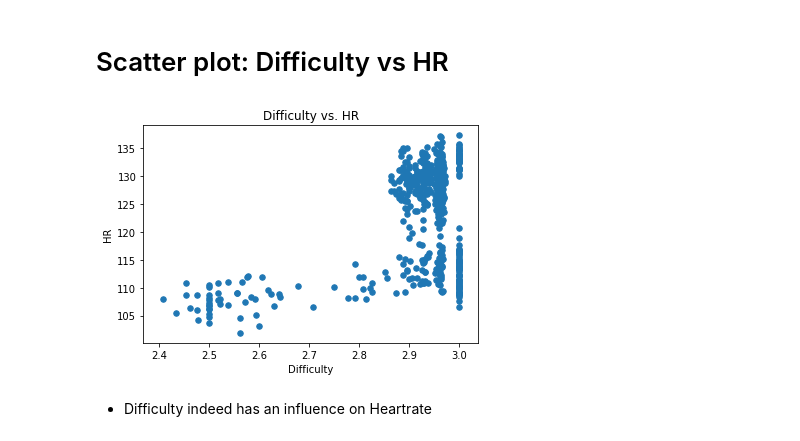
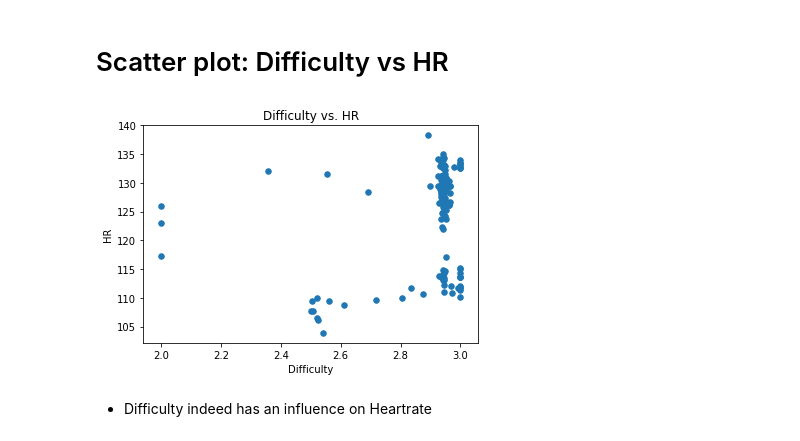
Before and after one commit to bastianmorath/4Ps-Plunder-Planet, a Jupyter notebook: jn_main.ipynb, the cells around one changed output. Saved outputs shown, nothing was run; the diff lists cells and outputs as text; code cells hidden in the pictures.

```diff
--- a/jn_main.ipynb
+++ b/jn_main.ipynb
@@ -250,23 +212,23 @@ On physDifficulty=MEDIUM, there were 749 obstacles, out of which the user crashe
 # %% [markdown]
 #  Scatter plot: Difficulty vs HR
 # %%
-df = conc_with_hr
+df = gl.conc_dataframes_with_hr
 df_num = factory.transformToNumbers(df)
 df_num.set_index('timedelta', inplace=True)
-resolution=1
+resolution=5
 # resample and take mean over difficulty. This means that a point can now have a difficulty "between"
 # Low/Medium/High, depending on how many seconds out of the resolution seconds it was on which level.
 avg_hr_df_resampled = df_num.resample(str(resolution)+'S').mean()
 
 plt.title('Difficulty vs. HR')
 plt.ylabel('HR')
 plt.xlabel('Difficulty')
 x = avg_hr_df_resampled['physDifficulty']
 y = avg_hr_df_resampled['Heartrate']
 plt.scatter(x, y, s=30)
 plt.savefig(gl.svn_base_path + '/Plots/corr_difficulty_HR.pdf')
 # %% [output]
-[figure, old version]
+[figure, new version]
 # %% [markdown]
 - Difficulty indeed has an influence on Heartrate
 # %% [markdown]
```
Also changed, not shown: parts of 11 cells of this notebook, 57 other files.
